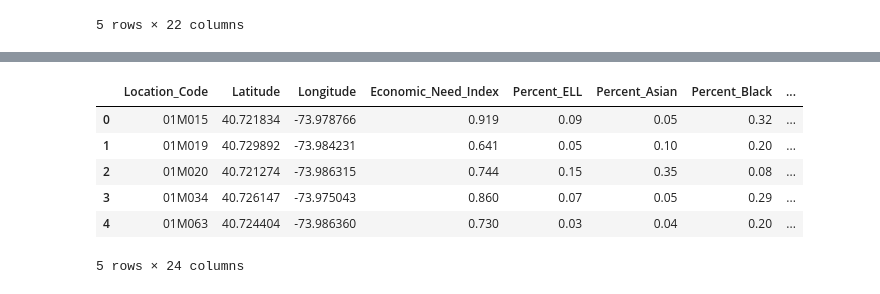
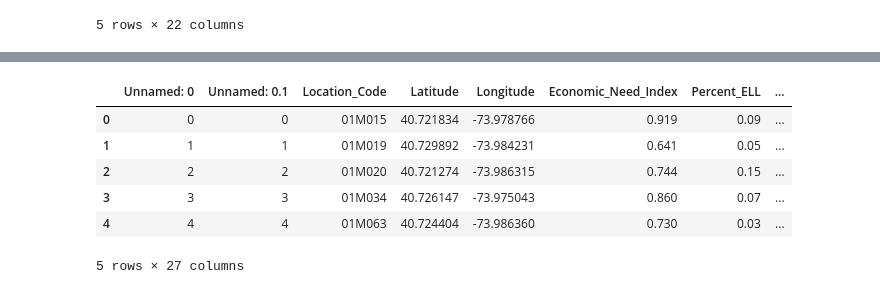
Before and after one commit to elenasm7/Linear-Regression-NYC-Schools, a Jupyter notebook: Linear_Regression_Notebook_1.ipynb, the cells around one changed output, grey strips where cells are left out. Saved outputs shown, nothing was run; the diff lists cells and outputs as text; code cells hidden in the pictures.

```diff
--- a/Linear_Regression_Notebook_1.ipynb
+++ b/Linear_Regression_Notebook_1.ipynb
@@ -879 +772,5 @@ kaggle_data_df_short.head()
+# %%
+new_kaggle_data = pd.read_csv('Data/kaggle_data_with_dummies_n_grades.csv')
+# %%
+new_kaggle_data.Grades = new_kaggle_data.Grades.apply(lambda x: x.replace(',SE','').replace(',K',''))
 # %%
@@ -899,12 +796,12 @@ Name: Grades, dtype: int64
 # %%
 test_cats=[]
 test_throw=[]
-for i in kaggle_data_df_short.Grades:
+for i in new_kaggle_data.Grades:
     if (i[:2] in ['PK','0K','01','02','03','04','05','06']) and (i[-2:] not in ['10','11','12']):
-        test_cats.append(1)
-    elif (i[:2] in ['05','06','07']) and (i[-2:] in ['10','11','12']):
-        test_cats.append(2)
+        test_cats.append('Elem_Middle')
+    elif (i[:2] in ['05','06','07','08','09']) and (i[-2:] in ['10','11','12']):
+        test_cats.append('with_high')
     elif (i[:2] in ['0K','01','PK','02','03','04']) and (i[-2:] in ['10','11','12']):
-        test_cats.append(3)
+        test_cats.append('K_to_12')
     else:
-        test_cats.append(1)
+        test_cats.append('wrong')
@@ -912,0 +808,3 @@ test_cats_num = pd.Series(test_cats)
+# %%
+test_cats_num = pd.DataFrame(test_cats)
+test_cats_num.rename(columns={0:'Grade_Cat'},inplace=True)
@@ -965,14 +852,14 @@ grades_dummy.head()
 | 3 | 1 | 0 | 0 |
 | 4 | 1 | 0 | 0 |
 # %%
-kaggle_data_df_short = kaggle_data_df_short.drop(['Grades'],axis=1)
-kaggle_data_df_short = pd.concat([kaggle_data_df_short,grades_dummy],axis=1)
+kaggle_data_df_short = new_kaggle_data.drop(['Grades'],axis=1)
+kaggle_data_df_short = pd.concat([new_kaggle_data,grades_dummy],axis=1)
 kaggle_data_df_short.head()
 # %% [output]
-|  | Location_Code | Latitude | Longitude | Economic_Need_Index | Percent_ELL | Percent_Asian | Percent_Black | ... |
-| 0 | 01M015 | 40.721834 | -73.978766 | 0.919 | 0.09 | 0.05 | 0.32 | ... |
-| 1 | 01M019 | 40.729892 | -73.984231 | 0.641 | 0.05 | 0.10 | 0.20 | ... |
-| 2 | 01M020 | 40.721274 | -73.986315 | 0.744 | 0.15 | 0.35 | 0.08 | ... |
-| 3 | 01M034 | 40.726147 | -73.975043 | 0.860 | 0.07 | 0.05 | 0.29 | ... |
-| 4 | 01M063 | 40.724404 | -73.986360 | 0.730 | 0.03 | 0.04 | 0.20 | ... |
+|  | Unnamed: 0 | Unnamed: 0.1 | Location_Code | Latitude | Longitude | Economic_Need_Index | Percent_ELL | ... |
+| 0 | 0 | 0 | 01M015 | 40.721834 | -73.978766 | 0.919 | 0.09 | ... |
+| 1 | 1 | 1 | 01M019 | 40.729892 | -73.984231 | 0.641 | 0.05 | ... |
+| 2 | 2 | 2 | 01M020 | 40.721274 | -73.986315 | 0.744 | 0.15 | ... |
+| 3 | 3 | 3 | 01M034 | 40.726147 | -73.975043 | 0.860 | 0.07 | ... |
+| 4 | 4 | 4 | 01M063 | 40.724404 | -73.986360 | 0.730 | 0.03 | ... |
-5 rows × 24 columns
+5 rows × 27 columns
```
Also changed, not shown: parts of 40 cells of this notebook.
